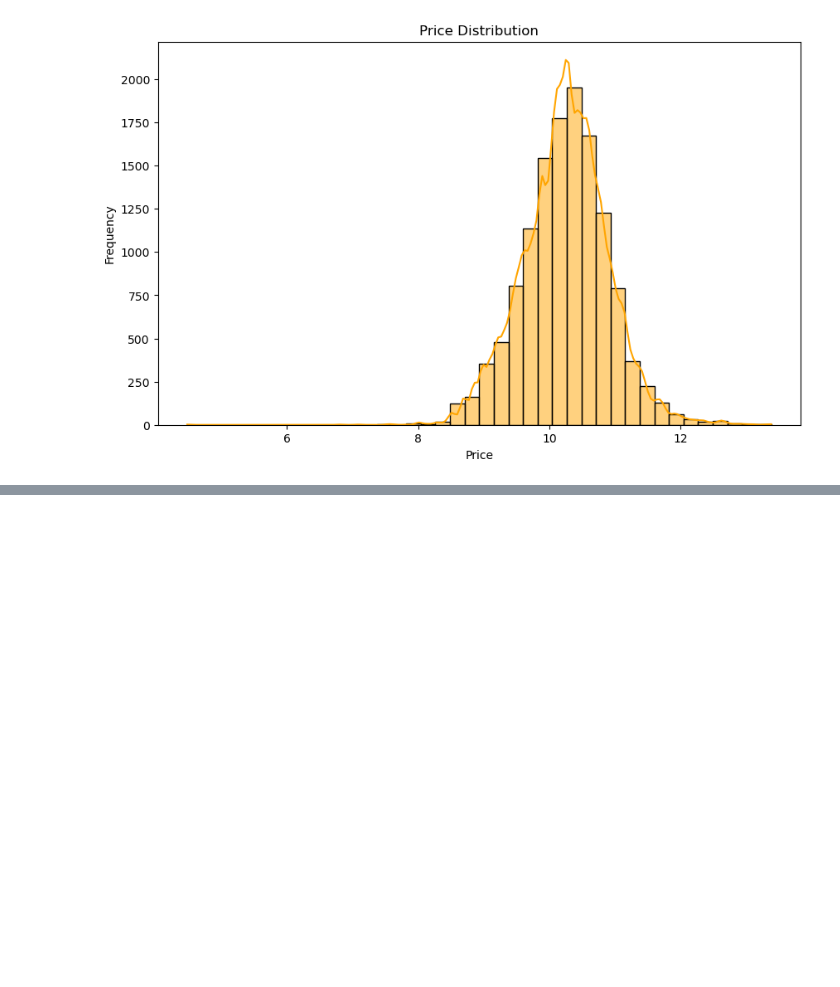
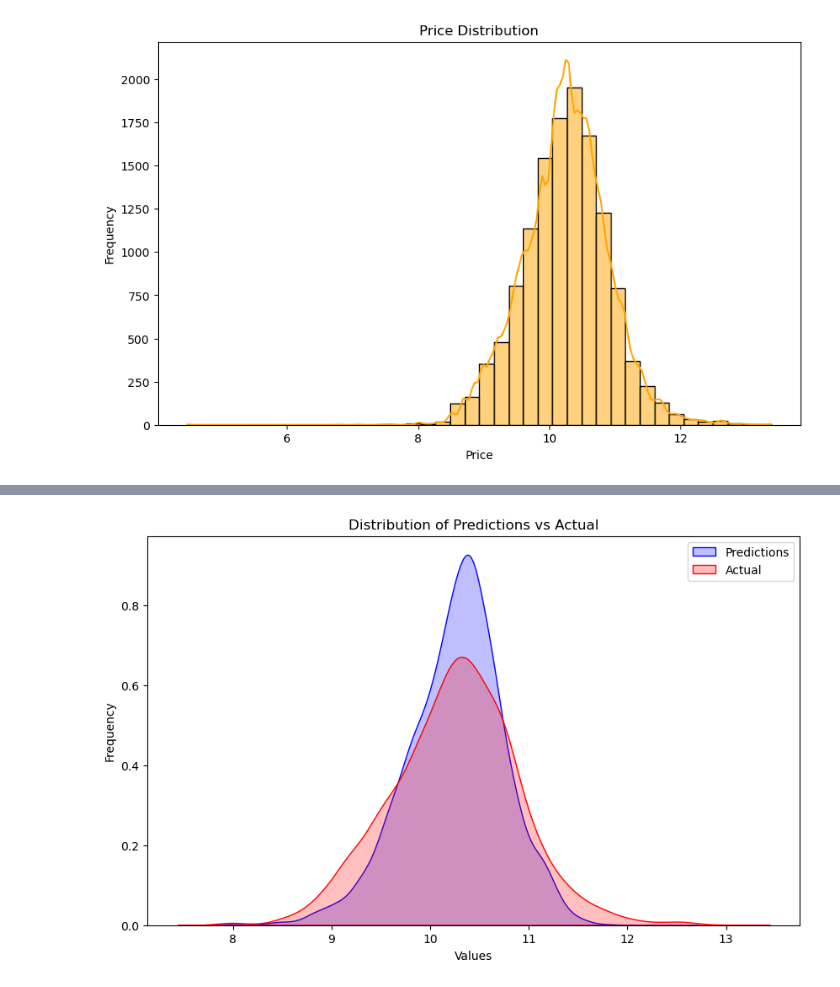
Before and after one commit to YukiTheKilla/math_statistics, a Jupyter notebook: Тема 4. Линейная регрессия/main.ipynb, the cells around one changed output, grey strips where cells are left out. Saved outputs shown, nothing was run; the diff lists cells and outputs as text; code cells hidden in the pictures; blank space fills up the shorter version.

```diff
--- a/Тема 4. Линейная регрессия/main.ipynb
+++ b/Тема 4. Линейная регрессия/main.ipynb
@@ -957,0 +1231,15 @@ plt.show()
+# %%
+plt.figure(figsize=(10, 6))
+sns.kdeplot(y_pred, color="blue", label="Predictions", fill=True)
+sns.kdeplot(y_test, color="red", label="Actual", fill=True)
+
+# Set labels and legend
+plt.xlabel("Values")
+plt.ylabel("Frequency")
+plt.title("Distribution of Predictions vs Actual")
+plt.legend()
+
+# Show the plot
+plt.show()
+# %% [output]
+[figure, added]
```
Also changed, not shown: parts of 25 cells of this notebook, 10 other files.
